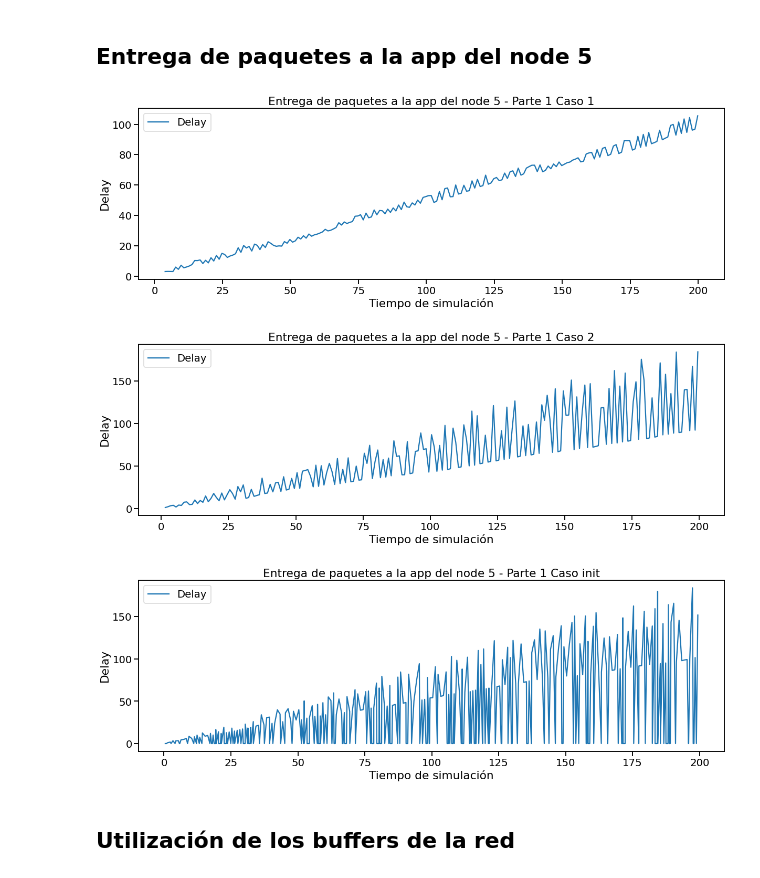
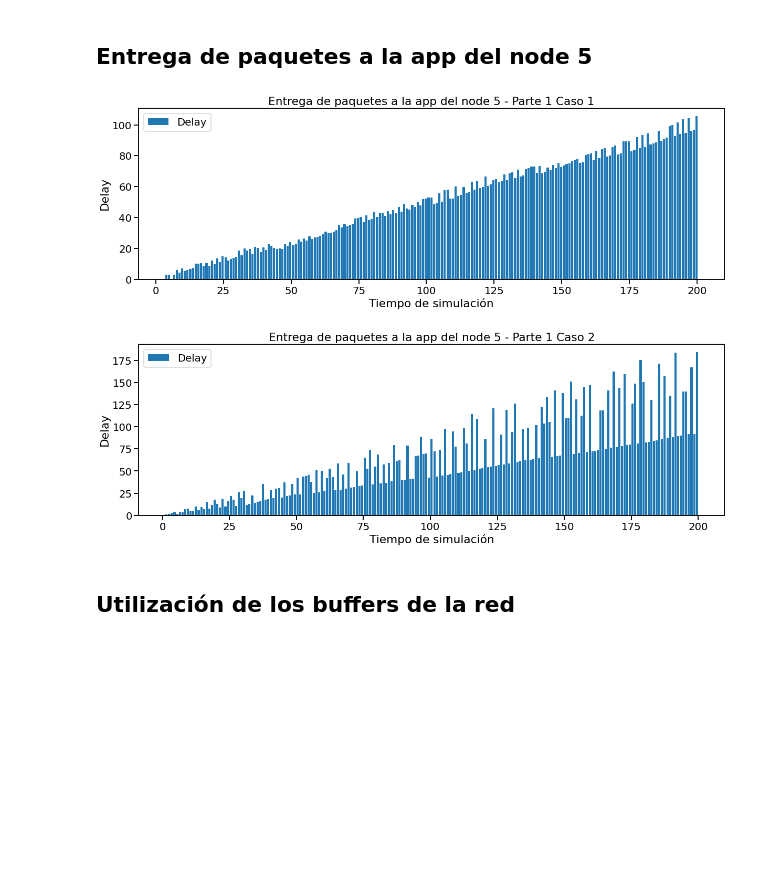
Before and after one commit to Kidmand/Redes-LAB-4, a Jupyter notebook: Graficas, consigna, informe/Notebook-results.ipynb, the cells around one changed output. Drawn from its saved outputs; the diff is of its cells as text; code cells hidden in the pictures; blank space fills up the shorter version.

```diff
--- a/Graficas, consigna, informe/Notebook-results.ipynb
+++ b/Graficas, consigna, informe/Notebook-results.ipynb
@@ -124,7 +170,8 @@ for p in range(2):
         for number in source_value:
             count_array[number - 1] += 1
 
-        node_array = [f'node[{i}]' for i in range(1, max_value + 1)]
+        sourceNumbers = list(set(source_value))
+        node_array = [f'node[{sourceNumbers[i]}]' for i in range(max_value)]
 
         # Graficamos
         plt.figure(figsize=(10,6))
@@ -185,29 +228,28 @@ for p in range(2):
 # %%
 for p in range(2):
     parte = data[p]
     for c in range(len(parte)):
         caso = parte[c]
 
         # Extraemos los valores del vector de cada nodo en un array y lo guardamos en un array
         delayToNode5_time = caso.loc[(caso['module'] == 'Network.node[5].app') & (caso['name'] == 'Delay'), 'vectime'].tolist()
         delayToNode5_value = caso.loc[(caso['module'] == 'Network.node[5].app') & (caso['name'] == 'Delay'), 'vecvalue'].tolist()
 
         # convertimos los valores (ahora strings separados por comas) a listas para poder graficarlos
         delayToNode5_time = list(map(float,delayToNode5_time[0].split()))
         delayToNode5_value = list(map(float,delayToNode5_value[0].split()))
 
         # Graficamos el gráfico de líneas
         plt.figure(figsize=(20, 6))
-        plt.plot(delayToNode5_time, delayToNode5_value, color='tab:blue', label='Delay')
+        plt.bar(delayToNode5_time, delayToNode5_value, color='tab:blue', label='Delay')
         plt.title(f'Entrega de paquetes a la app del node 5 - {file_names[p][c]}')
         plt.xlabel('Tiempo de simulación')
         plt.ylabel('Delay')
         plt.legend()
         plt.show()
 # %% [output]
-[figure, old version]
+[figure, new version]
-[figure, old version]
+[figure, new version]
-[figure, removed]
 # %% [markdown]
 ## Utilización de los buffers de la red
 # %%
```
Also changed, not shown: parts of 8 cells of this notebook, 1 other file.
